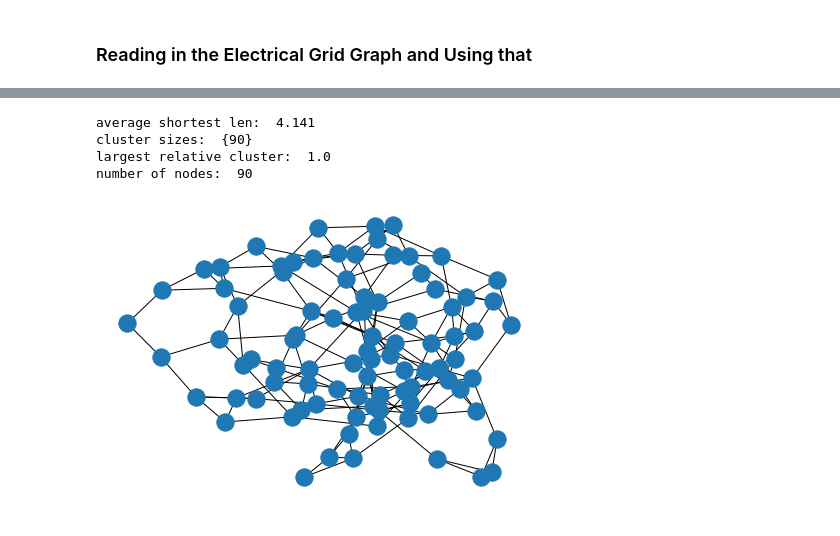
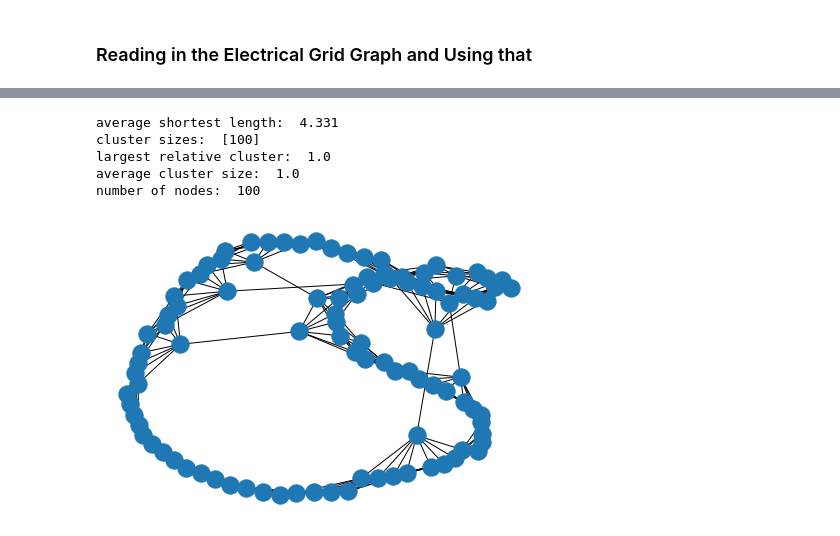
Before and after one commit to davidt315/complex_graph_robustness, a Jupyter notebook: code/Analyzing Robustness in Complex Networks.ipynb, the cells around one changed output, grey strips where cells are left out. Saved outputs shown, nothing was run; the diff lists cells and outputs as text; code cells hidden in the pictures.

```diff
--- a/code/Analyzing Robustness in Complex Networks.ipynb
+++ b/code/Analyzing Robustness in Complex Networks.ipynb
@@ -80,14 +76,25 @@ def sample_path_lengths(G, nodes=None, trials=1000):
 def average_shortest_length(G):
     return np.mean(sample_path_lengths(G))
 
-def cluster_size(G):
+def get_clusters(G):
 
     clusters = []
-    for i in list(G.nodes()):
+    queue = list(G.nodes())
+    while queue:
+        i = queue.pop()
         connected_nodes = nx.node_connected_component(G, i)
+        for x in connected_nodes:
+            if x in queue:
+                queue.remove(x)
         clusters.append(len(connected_nodes))
 
-    return set(clusters)
+    return clusters
 
-def largest_cluster(G):
-    return max(cluster_size(G)) / len(G.nodes())
+def clusters(G):
+    cluster_list = get_clusters(G)
+    max_val = max(cluster_list)
+    isolated = cluster_list.copy()
+    isolated.remove(max_val)
+    if not isolated:
+        isolated = [1]
+    return max_val / len(G.nodes()), np.mean(isolated)
@@ -106,22 +100,0 @@ largest relative cluster:  1.0
-# %%
-random_attack(WS, 10)
-nx.draw(WS)
-print("average shortest len: ", average_shortest_length(WS))
-print("cluster sizes: ", cluster_size(WS))
-print("largest relative cluster: ", largest_cluster(WS))
-print("number of nodes: ", len(WS.nodes()))
-# %% [output]
-average shortest len:  4.141
-cluster sizes:  {90}
-largest relative cluster:  1.0
-number of nodes:  90
-[figure, removed]
-# %%
-n = 1000
-m = 2000
-k = 4
-# p_ER = 0.01
-p_WS = 0.2
-step=.02
-size = int(.8/step)
-fr = np.linspace(1,size,size)*step
@@ -153,0 +101,17 @@ plt.title("Robustness to Random Attacks")
+# %%
+WS = nx.watts_strogatz_graph(100, 8, p_WS)
+nx.draw(WS)
+largest_cluster, avg_cluster = clusters(WS)
+
+print("average shortest length: ", average_shortest_length(WS))
+print("cluster sizes: ", get_clusters(WS))
+print("largest relative cluster: ", largest_cluster)
+print("average cluster size: ", avg_cluster)
+print("number of nodes: ", len(WS.nodes()))
+# %% [output]
+average shortest length:  4.331
+cluster sizes:  [100]
+largest relative cluster:  1.0
+average cluster size:  1.0
+number of nodes:  100
+[figure, added]
```
Also changed, not shown: parts of 9 cells of this notebook, 1 other file.
